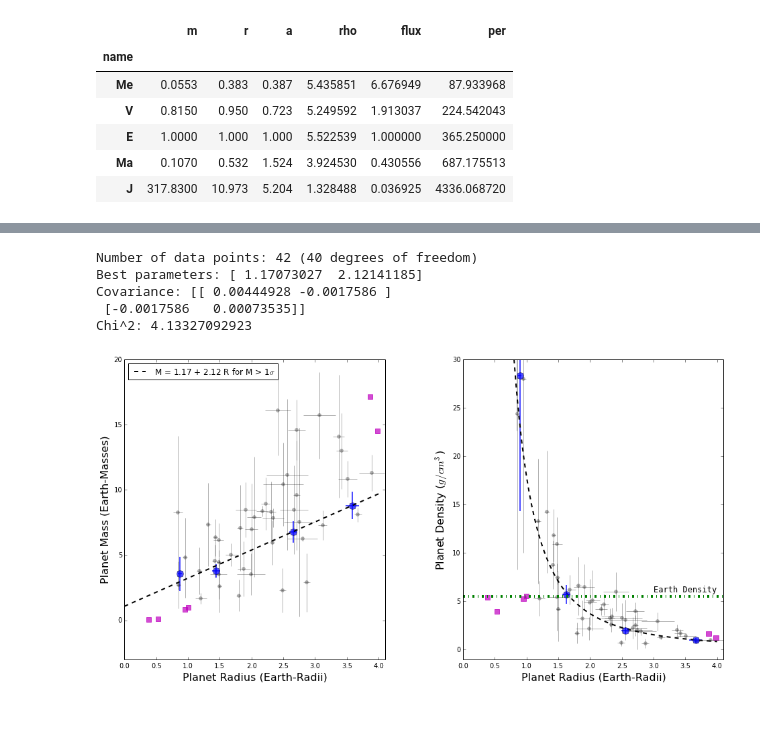
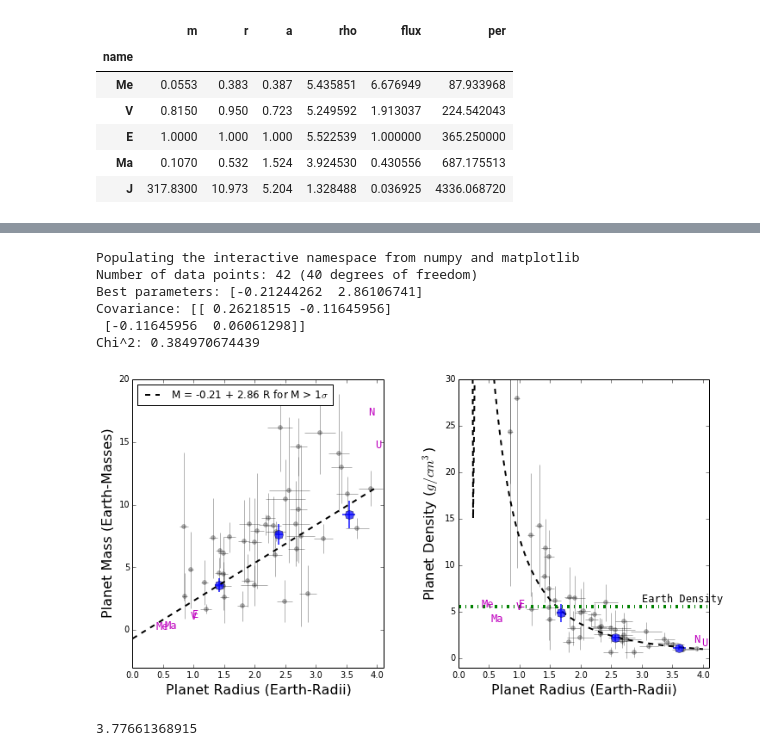
Before and after one commit to sealauren/mrf, a Jupyter notebook: plot_mr.ipynb, the cells around one changed output, grey strips where cells are left out. Saved outputs shown, nothing was run; the diff lists cells and outputs as text; code cells hidden in the pictures; blank space fills up the shorter version.

```diff
--- a/plot_mr.ipynb
+++ b/plot_mr.ipynb
@@ -70,9 +82,9 @@ ss.head()
 | Ma | 0.1070 | 0.532 | 1.524 | 3.924530 | 0.430556 | 687.175513 |
 | J | 317.8300 | 10.973 | 5.204 | 1.328488 | 0.036925 | 4336.068720 |
 # %%
-fig = plt.figure(figsize=(8,8))
-ax1 = fig.add_subplot(2,1,1, xscale="log", yscale="log")
-ax2 = fig.add_subplot(2,1,2, xscale="log", yscale="log")
+fig = plt.figure()
+ax1 = fig.add_subplot(1,2,1, xscale="log", yscale="log")
+ax2 = fig.add_subplot(1,2,2, xscale="log", yscale="log")
 #ax1.errorbar(df.m, df.r, xerr=df.umsini, yerr=df.ur, fmt='o', markersize=5,
 #             alpha =0.5, color='k'); # black option
 ax1.errorbar(df_hot.m, df_hot.r, xerr=df_hot.um, yerr=df_hot.ur,
@@ -83,6 +95,8 @@ ax1.errorbar(df_cold.m, df_cold.r, xerr=df_cold.um, yerr=df_cold.ur,
              fmt='o', markersize=5,
              alpha =0.5, color='b', label='$F < $ %i $F_E$'%medf,
              capsize=0);
+for x in zip(ss.m,ss.r,ss.index):
+    ax1.text(x[0], x[1], x[2], fontsize=12, family='monospace', color='k')
 ax2.errorbar(df_hot.m, df_hot.rho, xerr=df_hot.um, yerr=df_hot.urho,
              fmt='o', markersize=5,
              alpha=0.5, color='r', label='$F > $ %i $F_E$'%medf,
@@ -91,11 +105,15 @@ ax2.errorbar(df_cold.m, df_cold.rho, xerr=df_cold.um, yerr=df_cold.urho,
              fmt='o', markersize=5,
              alpha=0.5, color='b', label='$F < $ %i $F_E$'%medf,
              capsize=0);
-
-fig.suptitle('Exoplanets', fontsize=22)
-ax2.set_xlabel('Mass ($M_E$)', fontsize=16)
-ax1.set_ylabel('Radius ($R_E$)',fontsize=16)
+for x in zip(ss.m,ss.rho,ss.index):
+    ax2.text(x[0], x[1], x[2], fontsize=12, family='monospace', color='k')
+#fig.suptitle('Exoplanets', fontsize=22)
+ax1.set_xlabel('Planet Mass ($M_E$)', fontsize=16)
+ax2.set_xlabel('Planet Mass ($M_E$)', fontsize=16)
+ax1.set_ylabel('Planet Radius ($R_E$)',fontsize=16)
+ax2.set_ylabel('Planet Density (g/cc)',fontsize=16)
 ax1.legend(loc='lower right');
-ax2.set_ylabel('Density (g/cc)',fontsize=16)
 ax2.legend(loc='upper right');
+fig.set_size_inches(12,6)
+plt.savefig('mrf.eps')
 # %% [output]
@@ -103,13 +121,14 @@ ax2.legend(loc='upper right');
 # %%
 fitfunc = lambda p, x: p[0] + p[1] * x
-errfunc = lambda p, x, y, err: ((y - fitfunc(p, x)) / err)**2.
+errfunc = lambda p, x, y, err: (y - fitfunc(p, x)) / err
 from scipy.optimize import leastsq
 out = leastsq(errfunc,  [0.2,2.5], args=(sp.r, sp.m, sp.um),full_output=1)
 print "Best parameters:", out[0]
 print "Covariance:", out[1]
-print "Chi^2:", errfunc(out[0],sp.r,sp.m,sp.um).sum()/(len(sp.m) - len(out[0]))
+print "Chi^2:", (errfunc(out[0],sp.r,sp.m,sp.um)**2.).sum()/(len(sp.m) - len(out[0]))
 best_pars = out[0]
 rarr = linspace(0.0, 4.0, 101)
 marr = fitfunc(best_pars,rarr)
 darr = (marr*mearth)/(4./3.*pi*(rarr*rearth)**3)
+darr[darr < 0] = 100
 # %% [output]
@@ -160,15 +219,13 @@ plt.show()
 # %%
+%pylab inline
 out1 = leastsq(errfunc,  [0.2,2.5], args=(sp_1sig.r, sp_1sig.m, sp_1sig.um),full_output=1)
 print "Number of data points:", len(sp_1sig), "("+str(len(sp_1sig)-2)+" degrees of freedom)"
 print "Best parameters:", out1[0]
 print "Covariance:", out1[1]
 print "Chi^2:", errfunc(out1[0],sp_1sig.r,sp_1sig.m,sp_1sig.um).sum()/(len(sp_1sig.m) - len(out1[0]))
 best_pars1 = out1[0]
-rarr = linspace(0.0, 4.0, 101)
-marr = fitfunc(best_pars,rarr)
-darr = (marr*mearth)/(4./3.*pi*(rarr*rearth)**3)
 rwm, rwd, urw, mw, umw, rhow, urhow = [], [], [], [], [], [], []
-for r in xrange(0,4):
+for r in xrange(1,4):
     rbin = sp_1sig.loc[r <= sp_1sig.r].loc[sp_1sig.r < r+1]
     rwm.append(np.average(rbin['r'], weights = (1./rbin.um**2.)))
     rwd.append(np.average(rbin['r'], weights = (1./rbin.urho**2.)))
@@ -177,38 +234,56 @@ for r in xrange(0,4):
     urw.append(std(rbin.r)/sqrt(len(rbin)))
     umw.append(std(rbin.m)/sqrt(len(rbin)))
     urhow.append(std(rbin.rho)/sqrt(len(rbin)))
 means_1sig = pd.DataFrame({'r_m':rwm, 'r_d':rwd, 'ur':urw, 'm':mw, 'um':umw, 'rho':rhow, 'urho':urhow})
-fig = plt.figure(figsize=(16,8))
+fig = plt.figure()
 pylab.sharex=True
 ax1 = fig.add_subplot(1,2,1)
 ax1.errorbar(sp_1sig.r, sp_1sig.m, xerr=sp_1sig.ur, yerr=sp_1sig.um, fmt='o', markersize=5,
              alpha =0.3, color='k', capsize=0); # black option
 ax1.errorbar(rwm,mw, xerr=urw, yerr=umw, markersize=10, fmt='o', capsize=0, elinewidth=2, alpha=0.7)
-ax1.scatter(ss.r, ss.m, marker='s', color='m', s=50, alpha=0.7)
+for x in zip(ss.r,ss.m,ss.index):
+    if (x[1] < 20) and (x[1] > -3) and (x[0] < 4.):
+        ax1.text(x[0], x[1], x[2], fontsize=12, family='monospace', color='m')
 ax1.plot(rarr, marr, '--k', linewidth=2, label=("M = %.2f + %.2f R for M > 1$\sigma$" % (best_pars1[0], best_pars1[1])))
 ax1.set_xlabel('Planet Radius (Earth-Radii)',fontsize=16)
 ax1.set_ylabel('Planet Mass (Earth-Masses)',fontsize=16)
 ax1.legend(loc='upper left');
 pyplot.axis([0.0,4.1,-3,20])
 ax2 = fig.add_subplot(1,2,2)
 ax2.errorbar(sp_1sig.r, sp_1sig.rho, xerr=sp_1sig.ur, yerr=sp_1sig.urho, fmt='o', markersize=5,
              alpha=0.3, color='k',capsize=0);
-ax2.scatter(ss.r, ss.rho, marker='s', color='m', s=50, alpha=0.7)
+for x in zip(ss.r,ss.rho,ss.index):
+    if (x[1] < 30) and (x[1] > -1) and (x[0] < 4.):
+        ax2.text(x[0], x[1], x[2], fontsize=12, family='monospace', color='m')
 ax2.plot(rarr, darr, '--k', linewidth=2, label=("M = %.2f + %.2f R" % (best_pars1[0], best_pars1[1])))
 ax2.set_xlabel('Planet Radius (Earth-Radii)',fontsize=16)
 ax2.set_ylabel('Planet Density ($g/cm^{3}$)',fontsize=16)
 ax2.text(3, 6, 'Earth Density', fontsize=12, family='monospace')
 ax2.errorbar(rwd,rhow, xerr=urw, yerr=urhow, markersize=10, fmt='o', capsize=0, elinewidth=2, alpha=0.7)
 pyplot.axis([0.0,4.1,-1,30])
 subplots_adjust(wspace=0.3)
 ax2.axhline(y=5.52, linewidth=4, color='g', linestyle='-.')
+fig.set_size_inches(12,6)
+plt.savefig('mr_small_1sig.eps', dpi=300)
 plt.show()
 #ax2.legend(loc='lower right');
 #'M = '+str(best_pars[0])+' + '+str(best_pars[1])+' * R'
 # %% [output]
+Populating the interactive namespace from numpy and matplotlib
 Number of data points: 42 (40 degrees of freedom)
-Best parameters: [ 1.17073027  2.12141185]
-Covariance: [[ 0.00444928 -0.0017586 ]
- [-0.0017586   0.00073535]]
-Chi^2: 4.13327092923
+Best parameters: [-0.21244262  2.86106741]
+Covariance: [[ 0.26218515 -0.11645956]
+ [-0.11645956  0.06061298]]
+Chi^2: 0.384970674439
-[figure, old version]
+[figure, new version]
+# %%
+rpred = (sp.m - best_pars[0])/best_pars[1]
+mpred = fitfunc(best_pars,sp.r)
+dpred = mpred*mearth/(4./3.*(rpred*rearth)**3.)
+r_resid = sp.r - rpred
+m_resid = sp.m - mpred
+d_resid = sp.rho - dpred
+rms = np.sqrt(np.mean(m_resid**2))
+print rms
+# %% [output]
+3.77661368915
```
Also changed, not shown: parts of 26 cells of this notebook, 26 other files.
